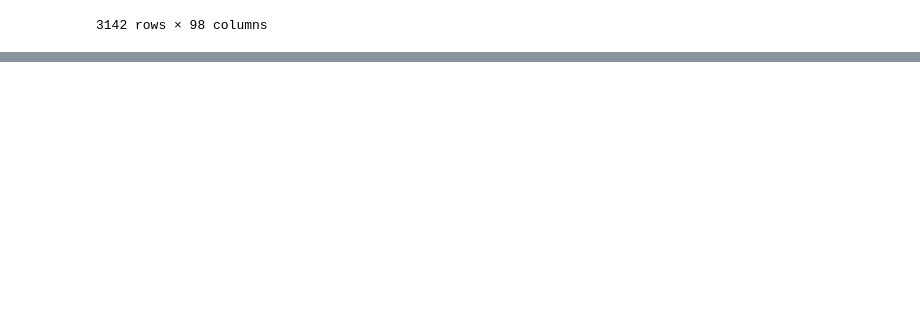
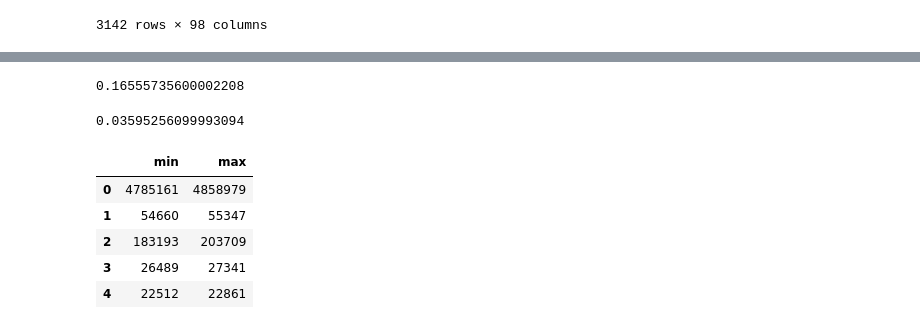
Before and after one commit to mrioshe/AppliedDataScienceWithPython, a Jupyter notebook: IntroductionToDataScienceInPython/week3_MoreDataProcessingWithPandas/MoreDataProcessingWithPandas.ipynb, the cells around one changed output, grey strips where cells are left out. Drawn from its saved outputs; the diff is of its cells as text; code cells hidden in the pictures; blank space fills up the shorter version.

```diff
--- a/IntroductionToDataScienceInPython/week3_MoreDataProcessingWithPandas/MoreDataProcessingWithPandas.ipynb
+++ b/IntroductionToDataScienceInPython/week3_MoreDataProcessingWithPandas/MoreDataProcessingWithPandas.ipynb
@@ -193,0 +210,25 @@ df.rename(columns={'ESTIMATESBASE2010':'Estimates Base 2010'})
+# %%
+def first_approch():
+    global df
+    return (df.where(df['SUMLEV']==50)
+            .dropna()
+            .set_index(['STNAME','CTYNAME'])
+            .rename(columns={'ESTIMATESBASE2010':'Estimates Base 2010'}))
+
+df = pd.read_csv('datasets/census.csv')
+
+timeit.timeit(first_approch,number=10)
+# %% [output]
+0.16555735600002208
+# %%
+def second_approch():
+    global df
+    new_df=df[df['SUMLEV']==50]
+    new_df.set_index(['STNAME','CTYNAME'],inplace=True)
+    return new_df.rename(columns={'ESTIMATESBASE2010':'Estimates Base 2010'})
+
+df=pd.read_csv('datasets/census.csv')
+
+timeit.timeit(second_approch,number=10)
+# %% [output]
+0.03595256099993094
@@ -193,0 +245,9 @@ df.rename(columns={'ESTIMATESBASE2010':'Estimates Base 2010'})
+# %%
+df.apply(min_max,axis='columns').head()
+# %% [output]
+|  | min | max |
+| 0 | 4785161 | 4858979 |
+| 1 | 54660 | 55347 |
+| 2 | 183193 | 203709 |
+| 3 | 26489 | 27341 |
+| 4 | 22512 | 22861 |
```
Also changed, not shown: parts of 6 cells of this notebook.
